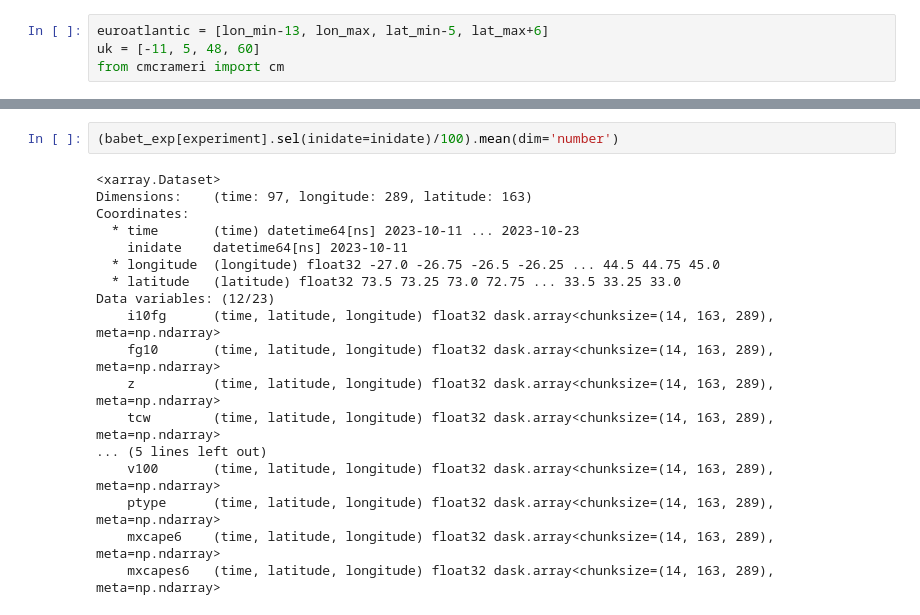
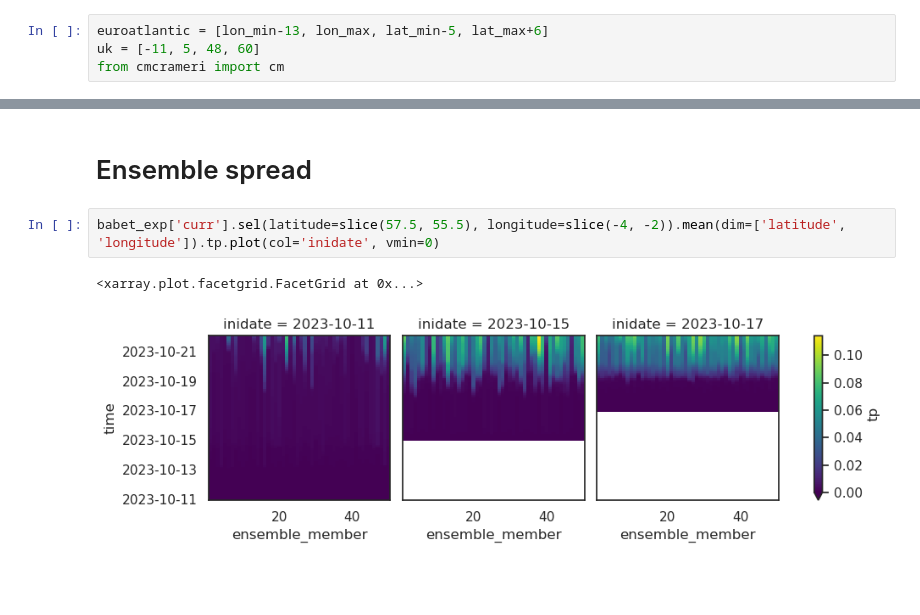
Before and after one commit to shirin-ermis/Storm_Babet, a Jupyter notebook: notebooks/03_total_precip.ipynb, the cells around one changed output, grey strips where cells are left out. Saved outputs shown, nothing was run; the diff lists cells and outputs as text; blank space fills up the shorter version.

```diff
--- a/notebooks/03_total_precip.ipynb
+++ b/notebooks/03_total_precip.ipynb
@@ -428,20 +408,7 @@ plt.tight_layout()
-# %%
-(babet_exp[experiment].sel(inidate=inidate)/100).mean(dim='number')
-# %% [output]
-<xarray.Dataset>
-Dimensions:    (time: 97, longitude: 289, latitude: 163)
-Coordinates:
-  * time       (time) datetime64[ns] 2023-10-11 ... 2023-10-23
-    inidate    datetime64[ns] 2023-10-11
-  * longitude  (longitude) float32 -27.0 -26.75 -26.5 -26.25 ... 44.5 44.75 45.0
-  * latitude   (latitude) float32 73.5 73.25 73.0 72.75 ... 33.5 33.25 33.0
-Data variables: (12/23)
-    i10fg      (time, latitude, longitude) float32 dask.array<chunksize=(14, 163, 289), meta=np.ndarray>
-    fg10       (time, latitude, longitude) float32 dask.array<chunksize=(14, 163, 289), meta=np.ndarray>
-    z          (time, latitude, longitude) float32 dask.array<chunksize=(14, 163, 289), meta=np.ndarray>
-    tcw        (time, latitude, longitude) float32 dask.array<chunksize=(14, 163, 289), meta=np.ndarray>
-... (5 lines left out)
-    v100       (time, latitude, longitude) float32 dask.array<chunksize=(14, 163, 289), meta=np.ndarray>
-    ptype      (time, latitude, longitude) float32 dask.array<chunksize=(14, 163, 289), meta=np.ndarray>
-    mxcape6    (time, latitude, longitude) float32 dask.array<chunksize=(14, 163, 289), meta=np.ndarray>
-    mxcapes6   (time, latitude, longitude) float32 dask.array<chunksize=(14, 163, 289), meta=np.ndarray>
+# %% [markdown]
+# Ensemble spread
+# %%
+babet_exp['curr'].sel(latitude=slice(57.5, 55.5), longitude=slice(-4, -2)).mean(dim=['latitude', 'longitude']).tp.plot(col='inidate', vmin=0)
+# %% [output]
+<xarray.plot.facetgrid.FacetGrid at 0x...>
+[figure, added]
```
Also changed, not shown: parts of 6 cells of this notebook.
